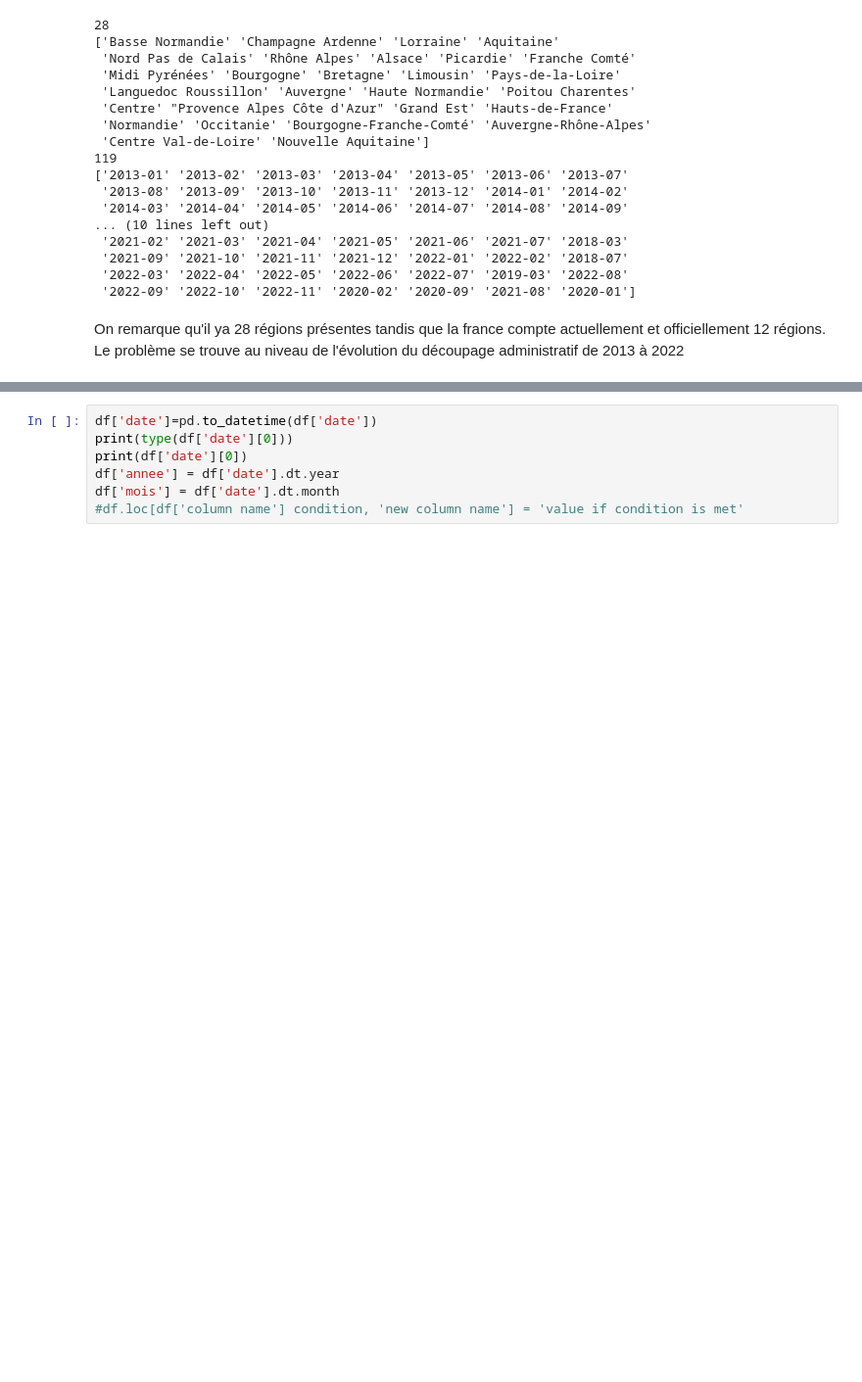
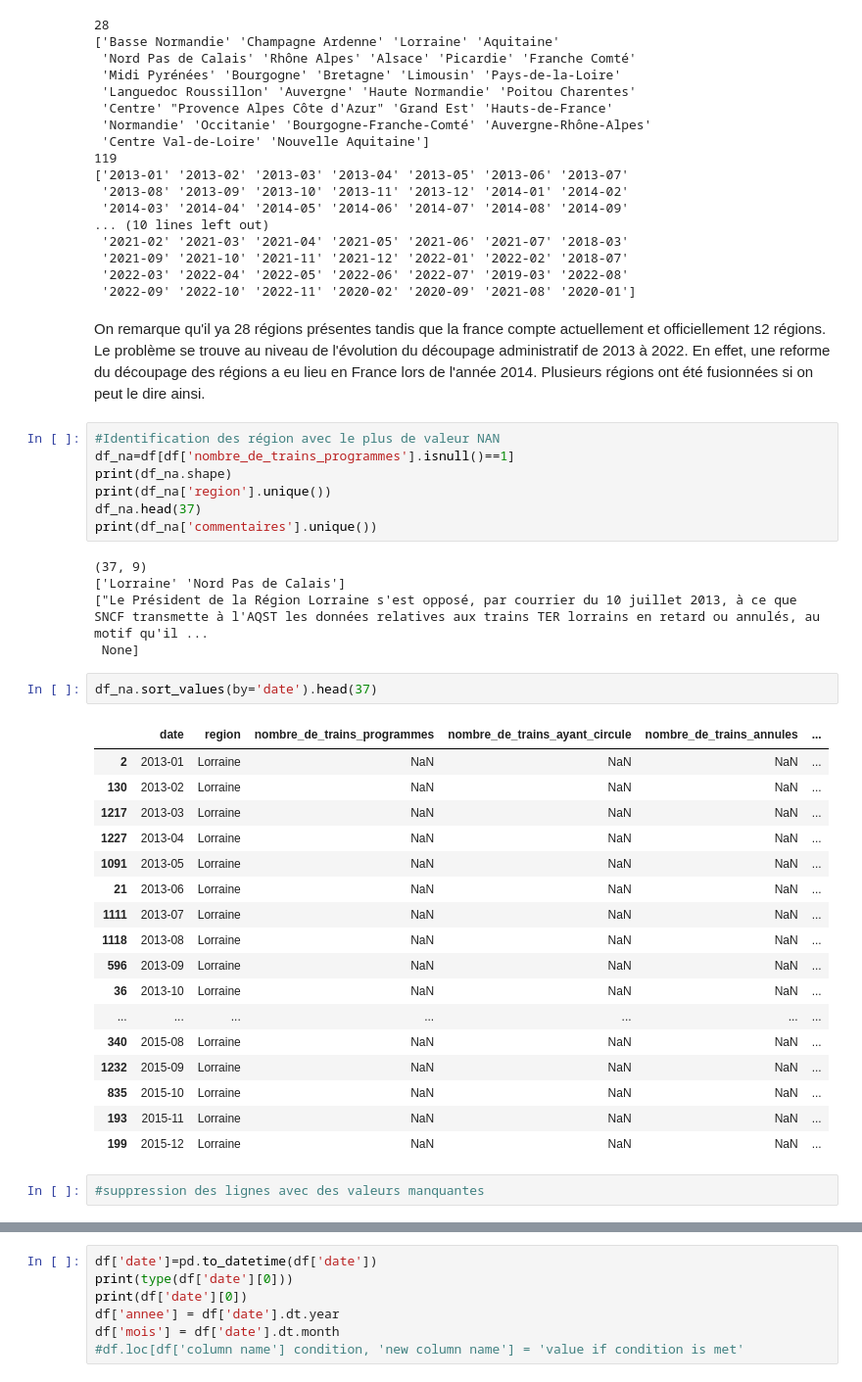
Before and after one commit to gbiaou/Projet_Python_SNCF, a Jupyter notebook: Regularite_des_trains/Recuperation_données_regularité.ipynb, the cells around one changed output, grey strips where cells are left out. Shown at 98% size. Saved outputs shown, nothing was run; the diff lists cells and outputs as text; blank space fills up the shorter version.

```diff
--- a/Regularite_des_trains/Recuperation_données_regularité.ipynb
+++ b/Regularite_des_trains/Recuperation_données_regularité.ipynb
@@ -106,4 +114,38 @@ print(list_annee)
  '2022-03' '2022-04' '2022-05' '2022-06' '2022-07' '2019-03' '2022-08'
  '2022-09' '2022-10' '2022-11' '2020-02' '2020-09' '2021-08' '2020-01']
 # %% [markdown]
-On remarque qu'il ya 28 régions présentes tandis que la france compte actuellement et officiellement 12 régions. Le problème se trouve au niveau de l'évolution du découpage administratif de 2013 à 2022
+On remarque qu'il ya 28 régions présentes tandis que la france compte actuellement et officiellement 12 régions. Le problème se trouve au niveau de l'évolution du découpage administratif de 2013 à 2022. En effet, une reforme du découpage des régions a eu lieu en France lors de l'année 2014. Plusieurs régions ont été fusionnées si on peut le dire ainsi.
+# %%
+#Identification des région avec le plus de valeur NAN
+df_na=df[df['nombre_de_trains_programmes'].isnull()==1]
+print(df_na.shape)
+print(df_na['region'].unique())
+df_na.head(37)
+print(df_na['commentaires'].unique())
+# %% [output]
+(37, 9)
+['Lorraine' 'Nord Pas de Calais']
+["Le Président de la Région Lorraine s'est opposé, par courrier du 10 juillet 2013, à ce que SNCF transmette à l'AQST les données relatives aux trains TER lorrains en retard ou annulés, au motif qu'il ...
+ None]
+# %%
+df_na.sort_values(by='date').head(37)
+# %% [output]
+|  | date | region | nombre_de_trains_programmes | nombre_de_trains_ayant_circule | nombre_de_trains_annules | ... |
+| 2 | 2013-01 | Lorraine | NaN | NaN | NaN | ... |
+| 130 | 2013-02 | Lorraine | NaN | NaN | NaN | ... |
+| 1217 | 2013-03 | Lorraine | NaN | NaN | NaN | ... |
+| 1227 | 2013-04 | Lorraine | NaN | NaN | NaN | ... |
+| 1091 | 2013-05 | Lorraine | NaN | NaN | NaN | ... |
+| 21 | 2013-06 | Lorraine | NaN | NaN | NaN | ... |
+| 1111 | 2013-07 | Lorraine | NaN | NaN | NaN | ... |
+| 1118 | 2013-08 | Lorraine | NaN | NaN | NaN | ... |
+| 596 | 2013-09 | Lorraine | NaN | NaN | NaN | ... |
+| 36 | 2013-10 | Lorraine | NaN | NaN | NaN | ... |
+| ... | ... | ... | ... | ... | ... | ... |
+| 340 | 2015-08 | Lorraine | NaN | NaN | NaN | ... |
+| 1232 | 2015-09 | Lorraine | NaN | NaN | NaN | ... |
+| 835 | 2015-10 | Lorraine | NaN | NaN | NaN | ... |
+| 193 | 2015-11 | Lorraine | NaN | NaN | NaN | ... |
+| 199 | 2015-12 | Lorraine | NaN | NaN | NaN | ... |
+# %%
+#suppression des lignes avec des valeurs manquantes
```
Also changed, not shown: parts of 13 cells of this notebook.
